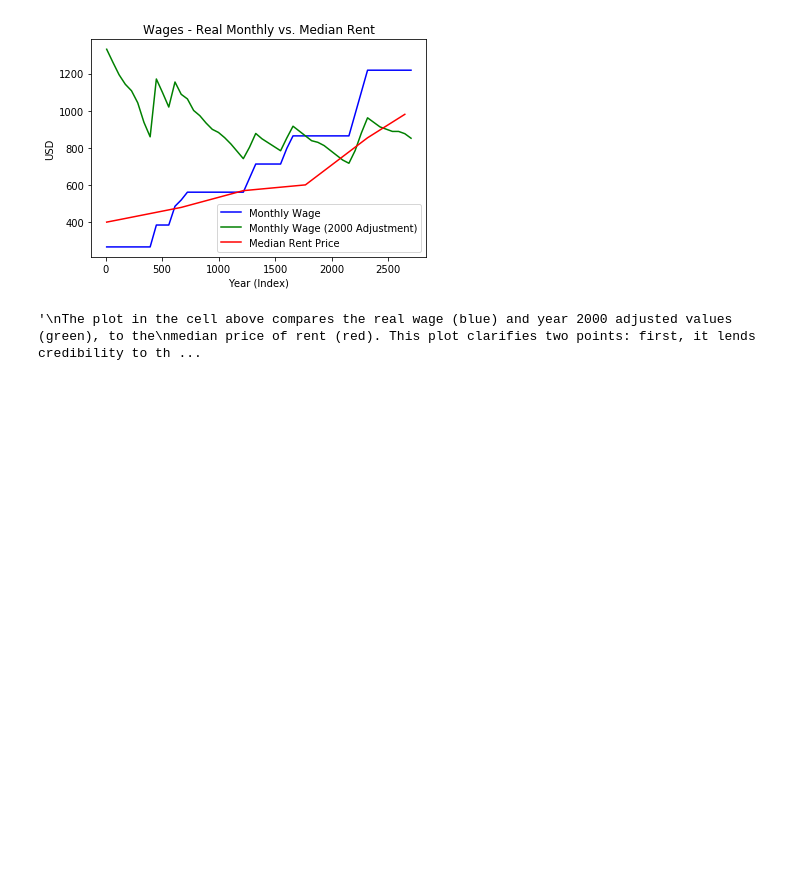
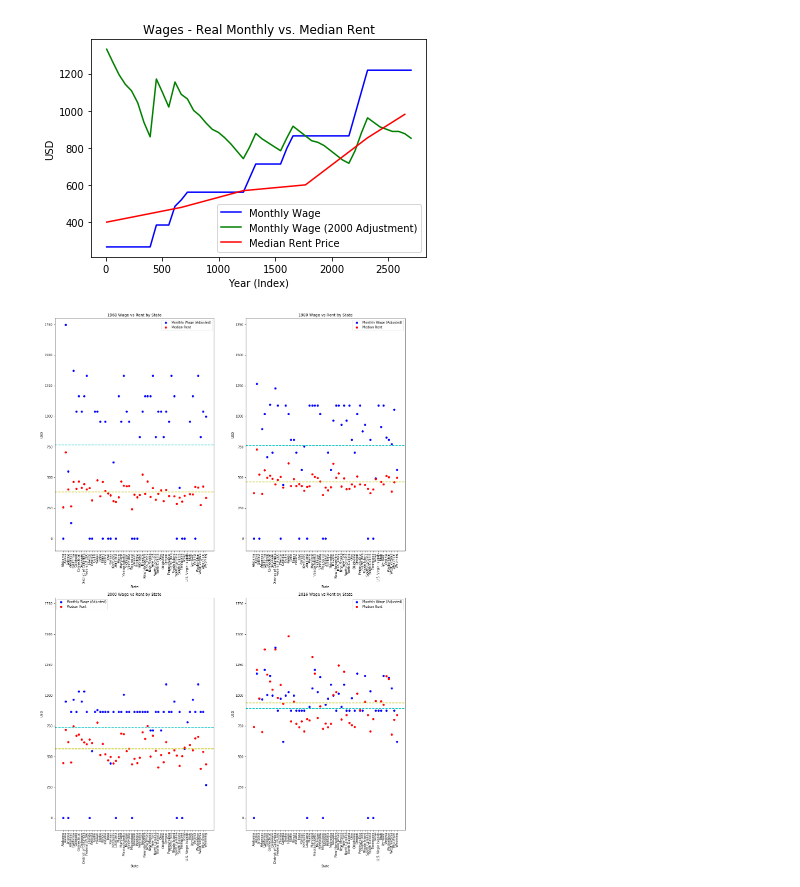
Before and after one commit to jkovach89/Wage_Affordability, a Jupyter notebook: Capstone 1 - Wage Affordability Study.ipynb, the cells around one changed output. Cells and saved outputs as stored; diff of their text form; code cells hidden in the pictures; blank space fills up the shorter version.

```diff
--- a/Capstone 1 - Wage Affordability Study.ipynb
+++ b/Capstone 1 - Wage Affordability Study.ipynb
@@ -115,10 +131,73 @@ plt.show()
 # %%
 '''
 The plot in the cell above compares the real wage (blue) and year 2000 adjusted values (green), to the
 median price of rent (red). This plot clarifies two points: first, it lends credibility to the narrative
 that while real wages have increased, wages adjusted for inflation have fallen over the ~50 year period,
 and second (and probably more worrying), while national minimum wage has grown to ~150% the cost of rent,
 it is neither sufficient to cover the 33% rule, nor the 42% weight of the CPI.
+
+While this trend is worrying, I wanted to dig deeper into individual states and years. To do this, I
+first created dataframes isolating individuals years throughout the dataset. I plotted the points for
+each year as a scatter representing each state's adjusted monthly wage and median rent.
 '''
+
+# Isolate regular years throughout data
+wage_1968 = wage.loc[lambda yr: wage['Year']==1968]
+wage_1980 = wage.loc[lambda yr: wage['Year']==1980]
+wage_2000 = wage.loc[lambda yr: wage['Year']==2000]
+wage_2016 = wage.loc[lambda yr: wage['Year']==2016]
+
+# Create figure and subplots
+plt.figure(figsize=(20, 30))
+
+plt.subplot(2,2,1)
+plt.scatter(x=wage_1968['State'], y=wage_1968['Adj.Monthly.Wage'], color='b', label='Monthly Wage (Adjusted)')
+plt.scatter(x=wage_1968['State'], y=wage_1968['Rent.Median'], color='r', label='Median Rent')
+plt.axhline(wage_1968['Adj.Monthly.Wage'].mean(), color='c', linestyle='dashed', linewidth=2)
+plt.axhline(wage_1968['Rent.Median'].mean(), color='y', linestyle='dashed', linewidth=2)
+plt.xlabel('State')
+plt.ylabel('USD')
+plt.title('1968 Wage vs Rent by State')
+plt.legend(loc='upper right')
+plt.xticks(rotation=90)
+plt.ylim(-100,1800)
+
+plt.subplot(2,2,2)
+plt.scatter(x=wage_1980['State'], y=wage_1980['Adj.Monthly.Wage'], color='b', label='Monthly Wage (Adjusted)')
+plt.scatter(x=wage_1980['State'], y=wage_1980['Rent.Median'], color='r', label='Median Rent')
+plt.axhline(wage_1980['Adj.Monthly.Wage'].mean(), color='c', linestyle='dashed', linewidth=2)
+plt.axhline(wage_1980['Rent.Median'].mean(), color='y', linestyle='dashed', linewidth=2)
+plt.xlabel('State')
+plt.ylabel('USD')
+plt.title('1980 Wage vs Rent by State')
+plt.legend(loc='upper right')
+plt.xticks(rotation=90)
+plt.ylim(-100,1800)
+
+plt.subplot(2,2,3)
+plt.scatter(x=wage_2000['State'], y=wage_2000['Adj.Monthly.Wage'], color='b', label='Monthly Wage (Adjusted)')
+plt.scatter(x=wage_2000['State'], y=wage_2000['Rent.Median'], color='r', label='Median Rent')
+plt.axhline(wage_2000['Adj.Monthly.Wage'].mean(), color='c', linestyle='dashed', linewidth=2)
+plt.axhline(wage_2000['Rent.Median'].mean(), color='y', linestyle='dashed', linewidth=2)
+plt.xlabel('State')
+plt.ylabel('USD')
+plt.title('2000 Wage vs Rent by State')
+plt.legend(loc='upper left')
+plt.xticks(rotation=90)
+plt.ylim(-100,1800)
+
+plt.subplot(2,2,4)
+plt.scatter(x=wage_2016['State'], y=wage_2016['Adj.Monthly.Wage'], color='b', label='Monthly Wage (Adjusted)')
+plt.scatter(x=wage_2016['State'], y=wage_2016['Rent.Median'], color='r', label='Median Rent')
+plt.axhline(wage_2016['Adj.Monthly.Wage'].mean(), color='c', linestyle='dashed', linewidth=2)
+plt.axhline(wage_2016['Rent.Median'].mean(), color='y', linestyle='dashed', linewidth=2)
+plt.xlabel('State')
+plt.ylabel('USD')
+plt.title('2016 Wage vs Rent by State')
+plt.legend(loc='upper right')
+plt.xticks(rotation=90)
+plt.ylim(-100,1800)
+
+plt.show()
 # %% [output]
-'\nThe plot in the cell above compares the real wage (blue) and year 2000 adjusted values (green), to the\nmedian price of rent (red). This plot clarifies two points: first, it lends credibility to th ...
+[figure, added]
```
Also changed, not shown: parts of 13 cells of this notebook.
